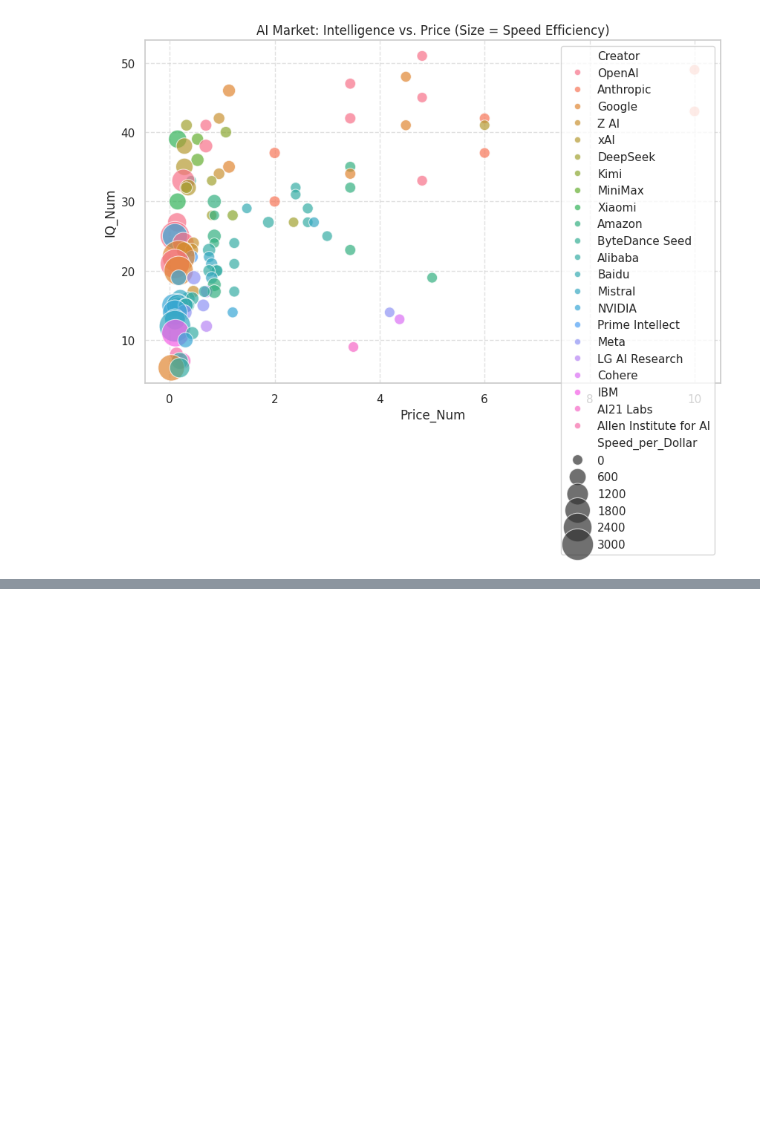
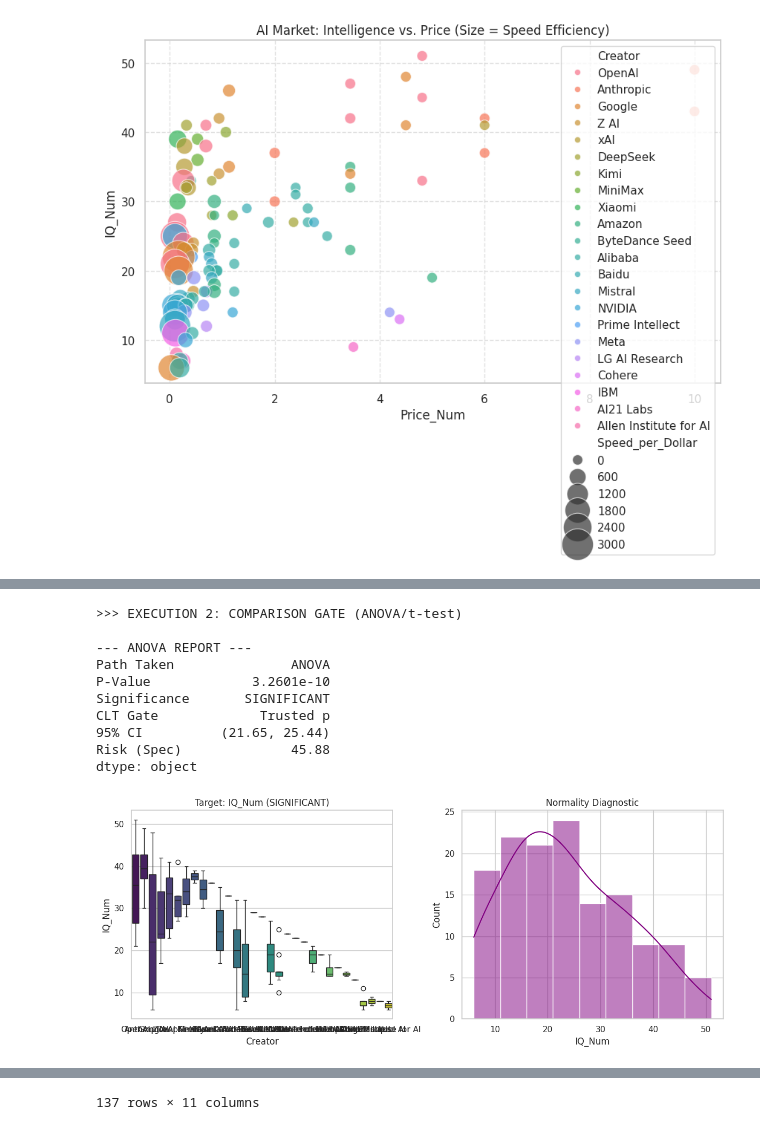
Before and after one commit to susanavenda/data_cambridge, a Jupyter notebook: ai_bench.ipynb, the cells around one changed output, grey strips where cells are left out. Cells and saved outputs as stored; diff of their text form; code cells hidden in the pictures; blank space fills up the shorter version.

```diff
--- a/ai_bench.ipynb
+++ b/ai_bench.ipynb
@@ -422,0 +566,21 @@ xAI                           41.0   7.589466  45.409925
+# %%
+# --- EXECUTION 2: ANOVA (Categorical vs Numerical) ---
+# Question: Does the Creator significantly change the Intelligence score?
+print("\n>>> EXECUTION 2: COMPARISON GATE (ANOVA/t-test)")
+(df
+ .pipe(clean_numeric_cols)
+ .pipe(pipe_statistical_engine, x_col='Creator', y_col='IQ_Num')
+ .pipe(pipe_generate_report)
+ .pipe(pipe_visualize_diagnostics))
+# %% [output]
+>>> EXECUTION 2: COMPARISON GATE (ANOVA/t-test)
+
+--- ANOVA REPORT ---
+Path Taken               ANOVA
+P-Value             3.2601e-10
+Significance       SIGNIFICANT
+CLT Gate             Trusted p
+95% CI          (21.65, 25.44)
+Risk (Spec)              45.88
+dtype: object
+[figure, added]
@@ -422,0 +599 @@ xAI                           41.0   7.589466  45.409925
+137 rows × 11 columns
```
Also changed, not shown: parts of 8 cells of this notebook.
